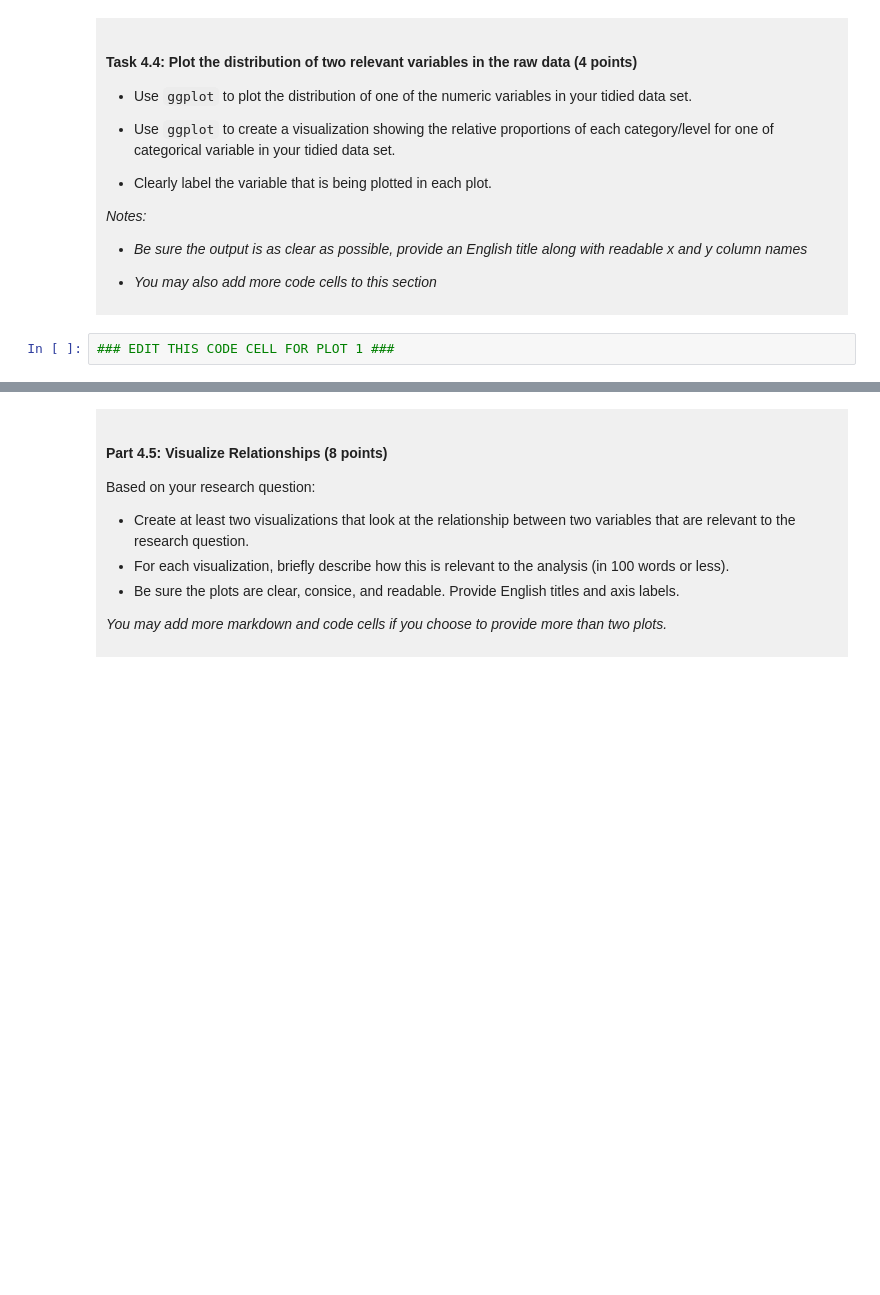
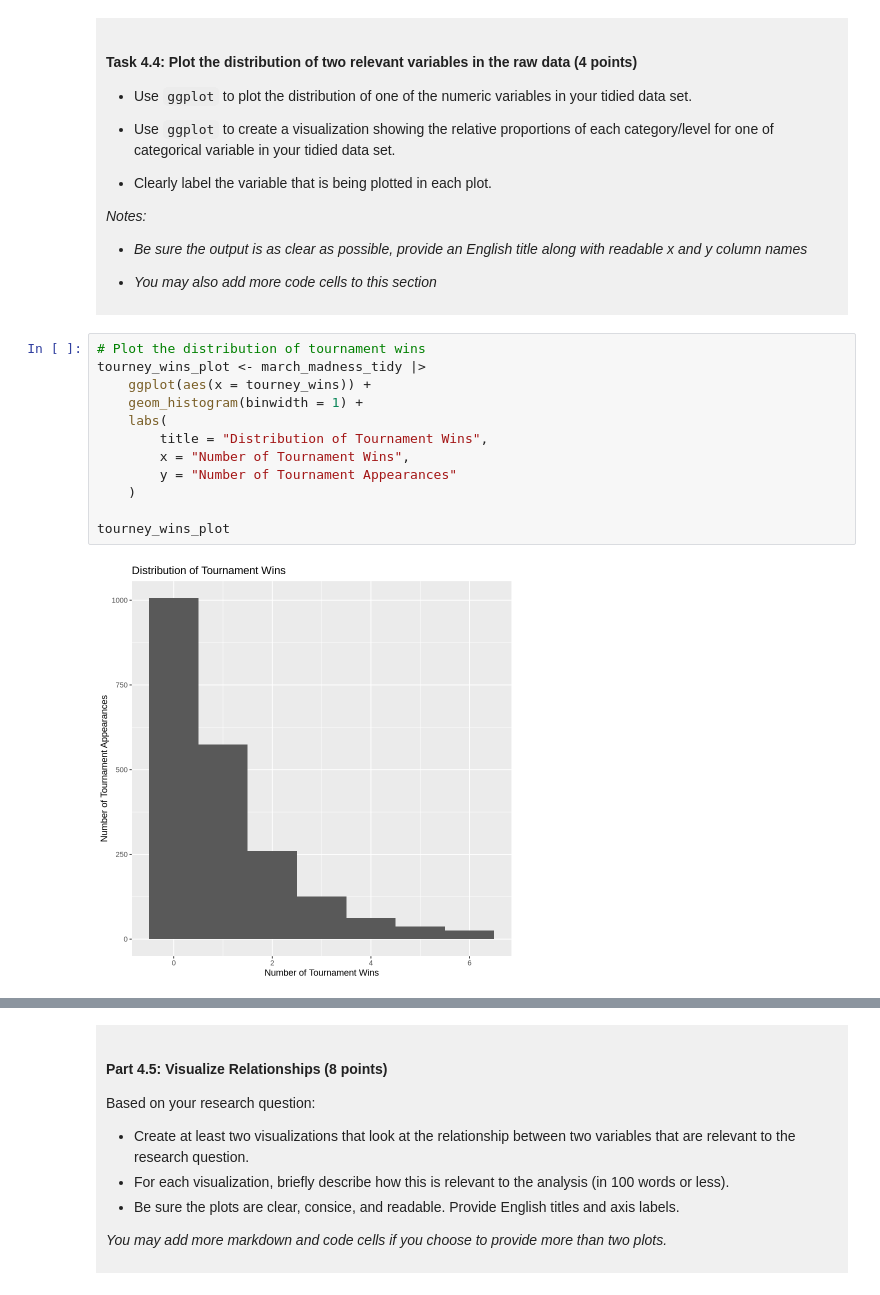
Before and after one commit to siliangqin2024-hash/dsci-100-project-Siliang-Qin, a Jupyter notebook: dsci-100-project-notebook.ipynb, the cells around one changed output, grey strips where cells are left out. Drawn from its saved outputs; the diff is of its cells as text; blank space fills up the shorter version.

```diff
--- a/dsci-100-project-notebook.ipynb
+++ b/dsci-100-project-notebook.ipynb
@@ -310,5 +367,17 @@ You will refine your research question (if needed) and produce a tidy data set.
 
 </div>
 # %%
-### EDIT THIS CODE CELL FOR PLOT 1 ###
+# Plot the distribution of tournament wins
+tourney_wins_plot <- march_madness_tidy |>
+    ggplot(aes(x = tourney_wins)) +
+    geom_histogram(binwidth = 1) +
+    labs(
+        title = "Distribution of Tournament Wins",
+        x = "Number of Tournament Wins",
+        y = "Number of Tournament Appearances"
+    )
+
+tourney_wins_plot
+# %% [output]
+[figure, added]
 # %%
```
Also changed, not shown: parts of 11 cells of this notebook.
